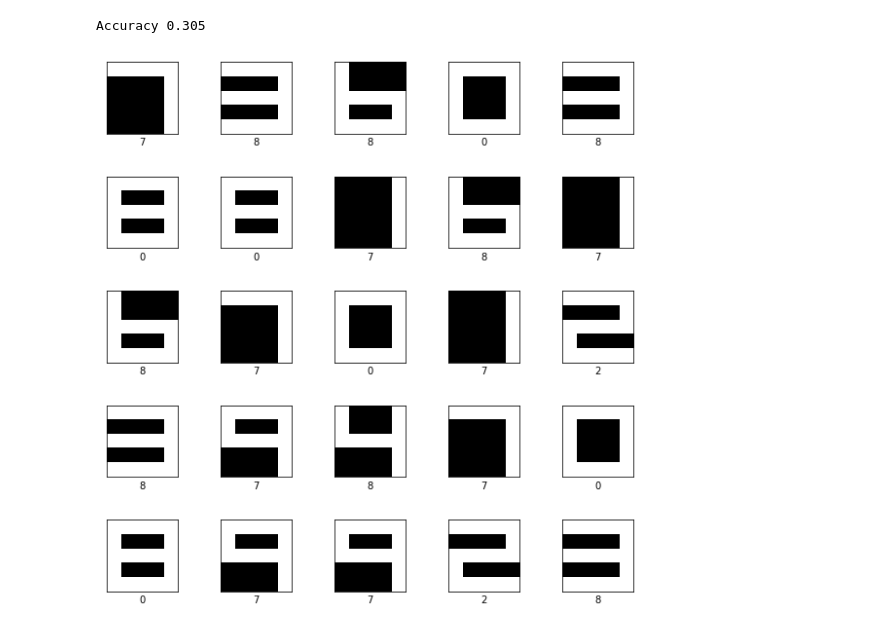
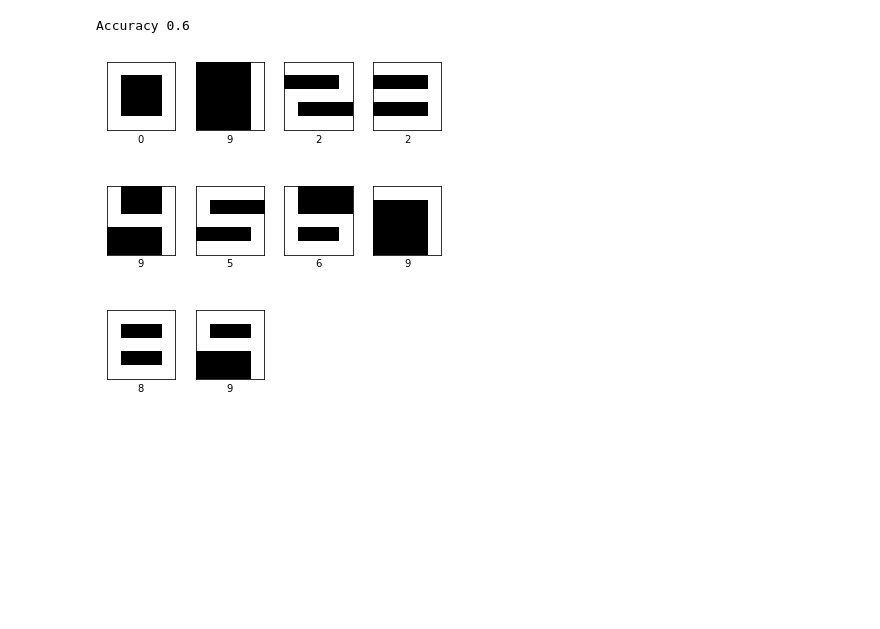
Before and after one commit to sentimos/lcd, a Jupyter notebook: linreg.ipynb, the cells around one changed output. Cells and saved outputs as stored; diff of their text form; code cells hidden in the pictures; blank space fills up the shorter version.

```diff
--- a/linreg.ipynb
+++ b/linreg.ipynb
@@ -205,7 +185,7 @@ img_size = 5
 shape_size = 5
 
 # The total number of training examples.
-example_count = 1000
+example_count = 100
 
 # The number of digits (one more than the maximum digit).
 kind_count = 10
@@ -213,5 +193,5 @@ kind_count = 10
 # The names or labels for each kind:
 kind_names = [str(x) for x in range(kind_count)]
 # %%
-img_data, true_kind = GenerateImages(example_count, shape_size, img_size, RndDigitGen(kind_count))
+img_data, true_kind = GenerateImages(example_count, shape_size, img_size, kind_count)
 # %%
@@ -235,9 +214,9 @@ step_count = 1000
 # %%
 # The placeholder for image bits. The first dimension is None to allow for any number
 # of images. Each linear image is converted back to img_size x img_size  matrix.
-x = tf.placeholder(tf.float32, shape=[None, img_size, img_size], name='x')
+x = tf.placeholder(tf.float32, shape=[None, img_size, img_size], name='X')
 # Reshape the 2D images to a flat vector.
-x_flat = tf.reshape(x, [-1, img_size * img_size], name="x_flat")
+x_flat = tf.reshape(x, [-1, img_size * img_size], name="X_flat")
 
 # The placeholder for true classes. This is what is going to drive neural network
 # towards the correct solution.
@@ -257,7 +236,8 @@ loss_op = tf.reduce_mean(
 
 # The training step uses simple gradient descent that tries to minimize loss_fn.
 # It takes
-train_op = tf.train.GradientDescentOptimizer(learning_rate).minimize(loss_op)
+optimizer = tf.train.GradientDescentOptimizer(learning_rate)
+train_op = optimizer.minimize(loss_op)
 
 # Compute how many answers we got right.
 correct_prediction = tf.equal(tf.argmax(y_pred, 1), tf.argmax(y_true, 1))
@@ -267,20 +247,22 @@ accuracy_op = tf.reduce_mean(tf.cast(correct_prediction, tf.float32))
 sess = tf.InteractiveSession()
 sess.run(tf.global_variables_initializer())
 batch_maker = BatchMaker(img_data, true_kind, batch_size)
+step_nbr = 0
 # %%
 # Run the learning algorithm for 5 steps. Compute
 # accuracy and print some predictions.
-for _ in range(5):
+while step_nbr < 5:
   img_batch, label_batch = batch_maker.next()
   train_op.run(feed_dict={x: img_batch, y_true: label_batch})
+  step_nbr += 1
 
 # Compute current predictions.
-pred_kind = sess.run(y_pred, feed_dict={x: img_data})
+pred_kind = y_pred.eval(feed_dict={x: img_data})
 
 print "Accuracy", accuracy_op.eval(feed_dict={x: img_data, y_true: true_kind})
-ShowAsImages(img_data[10 : 35, :],  pred_kind[10: 35], kind_names, img_size)
+ShowAsImages(img_data[0 : 10, :],  pred_kind[0 : 10], kind_names, img_size)
 # %% [output]
-Accuracy 0.305
+Accuracy 0.6
-[figure, old version]
+[figure, new version]
 # %%
 # Run the algorithm for the remaining step_count - 5 steps we already did.
```
Also changed, not shown: parts of 10 cells of this notebook.
